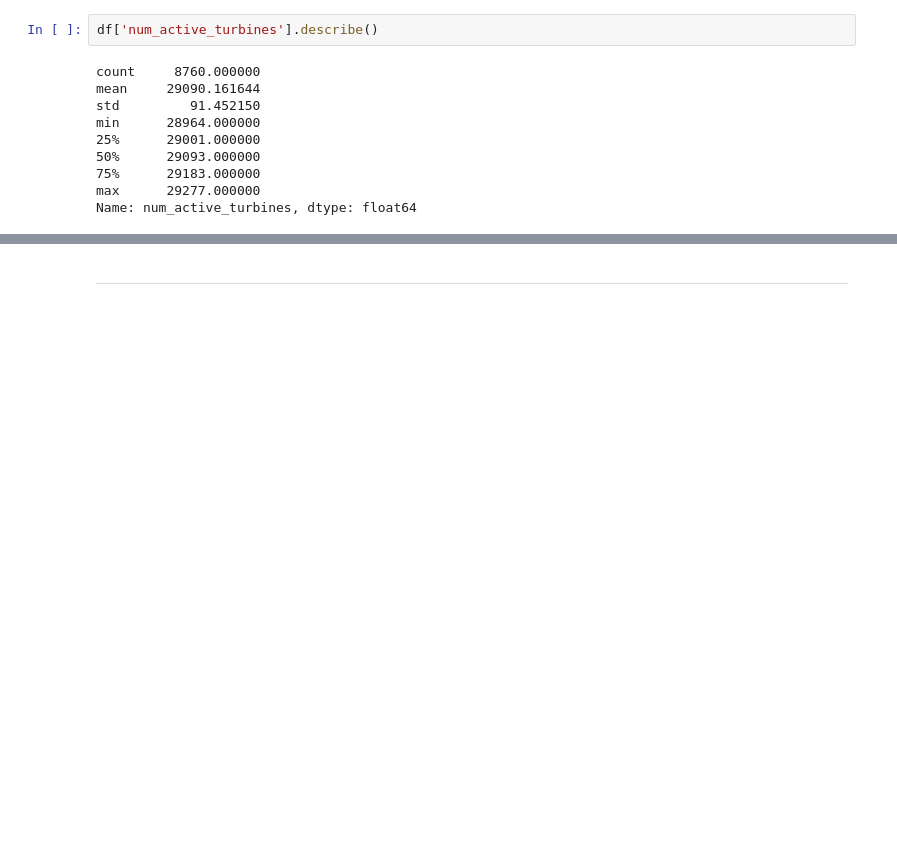
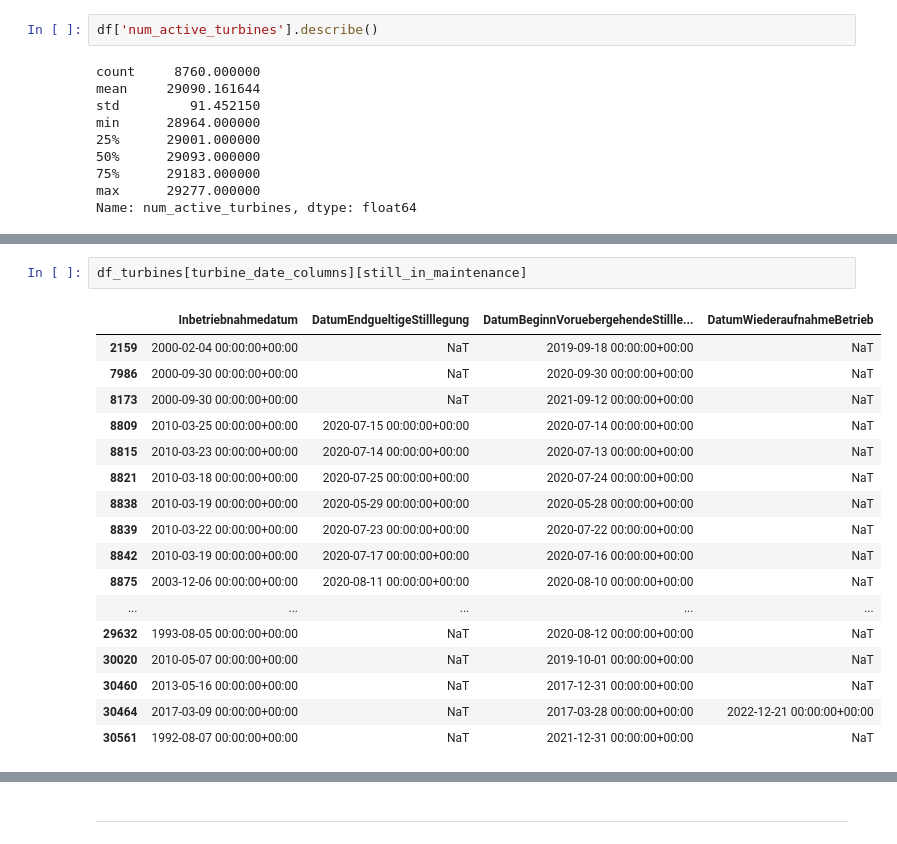
Before and after one commit to meteoviz/wind_power_forecasting_germany, a Jupyter notebook: notebooks/ML_dataframe.ipynb, the cells around one changed output, grey strips where cells are left out. Saved outputs shown, nothing was run; the diff lists cells and outputs as text; blank space fills up the shorter version.

```diff
--- a/notebooks/ML_dataframe.ipynb
+++ b/notebooks/ML_dataframe.ipynb
@@ -315,0 +379,20 @@ Name: num_active_turbines, dtype: float64
+# %%
+df_turbines[turbine_date_columns][still_in_maintenance]
+# %% [output]
+|  | Inbetriebnahmedatum | DatumEndgueltigeStilllegung | DatumBeginnVoruebergehendeStillle... | DatumWiederaufnahmeBetrieb |
+| 2159 | 2000-02-04 00:00:00+00:00 | NaT | 2019-09-18 00:00:00+00:00 | NaT |
+| 7986 | 2000-09-30 00:00:00+00:00 | NaT | 2020-09-30 00:00:00+00:00 | NaT |
+| 8173 | 2000-09-30 00:00:00+00:00 | NaT | 2021-09-12 00:00:00+00:00 | NaT |
+| 8809 | 2010-03-25 00:00:00+00:00 | 2020-07-15 00:00:00+00:00 | 2020-07-14 00:00:00+00:00 | NaT |
+| 8815 | 2010-03-23 00:00:00+00:00 | 2020-07-14 00:00:00+00:00 | 2020-07-13 00:00:00+00:00 | NaT |
+| 8821 | 2010-03-18 00:00:00+00:00 | 2020-07-25 00:00:00+00:00 | 2020-07-24 00:00:00+00:00 | NaT |
+| 8838 | 2010-03-19 00:00:00+00:00 | 2020-05-29 00:00:00+00:00 | 2020-05-28 00:00:00+00:00 | NaT |
+| 8839 | 2010-03-22 00:00:00+00:00 | 2020-07-23 00:00:00+00:00 | 2020-07-22 00:00:00+00:00 | NaT |
+| 8842 | 2010-03-19 00:00:00+00:00 | 2020-07-17 00:00:00+00:00 | 2020-07-16 00:00:00+00:00 | NaT |
+| 8875 | 2003-12-06 00:00:00+00:00 | 2020-08-11 00:00:00+00:00 | 2020-08-10 00:00:00+00:00 | NaT |
+| ... | ... | ... | ... | ... |
+| 29632 | 1993-08-05 00:00:00+00:00 | NaT | 2020-08-12 00:00:00+00:00 | NaT |
+| 30020 | 2010-05-07 00:00:00+00:00 | NaT | 2019-10-01 00:00:00+00:00 | NaT |
+| 30460 | 2013-05-16 00:00:00+00:00 | NaT | 2017-12-31 00:00:00+00:00 | NaT |
+| 30464 | 2017-03-09 00:00:00+00:00 | NaT | 2017-03-28 00:00:00+00:00 | 2022-12-21 00:00:00+00:00 |
+| 30561 | 1992-08-07 00:00:00+00:00 | NaT | 2021-12-31 00:00:00+00:00 | NaT |
```
Also changed, not shown: parts of 14 cells of this notebook.
